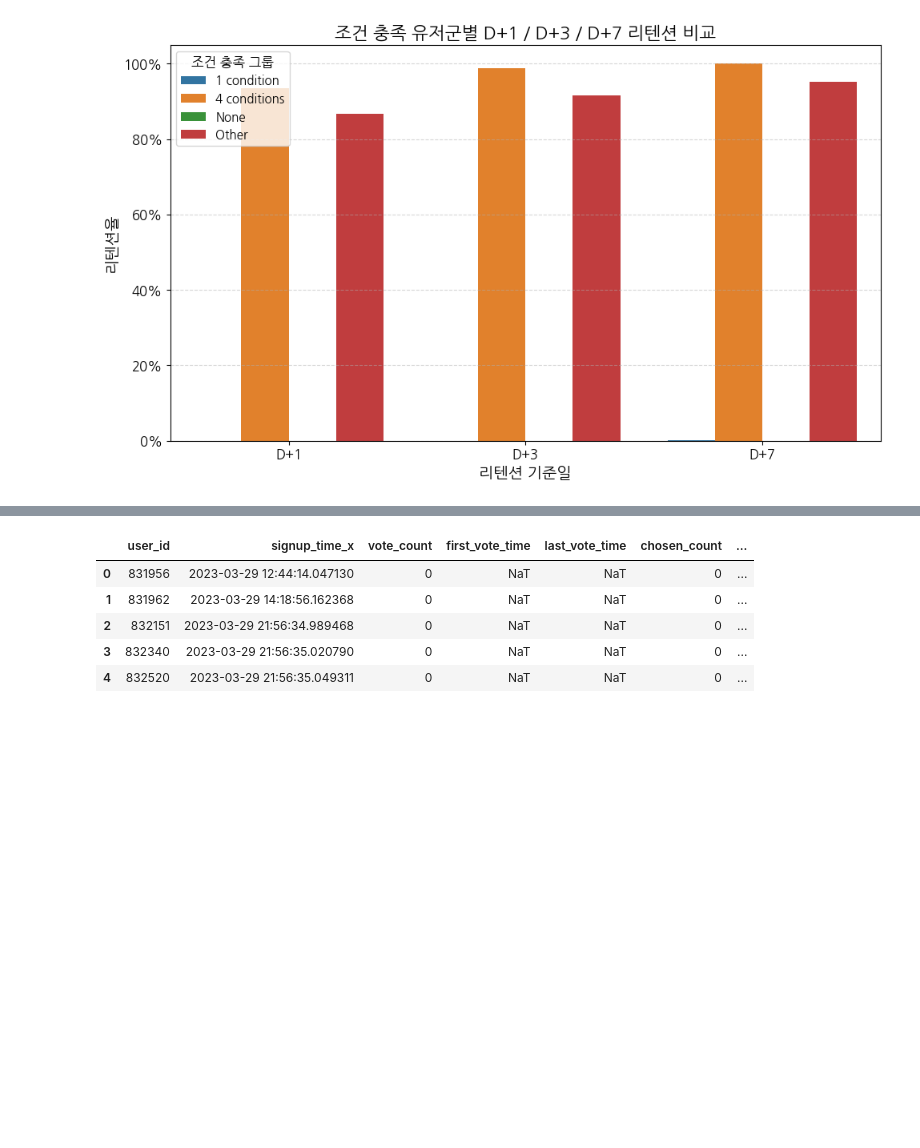
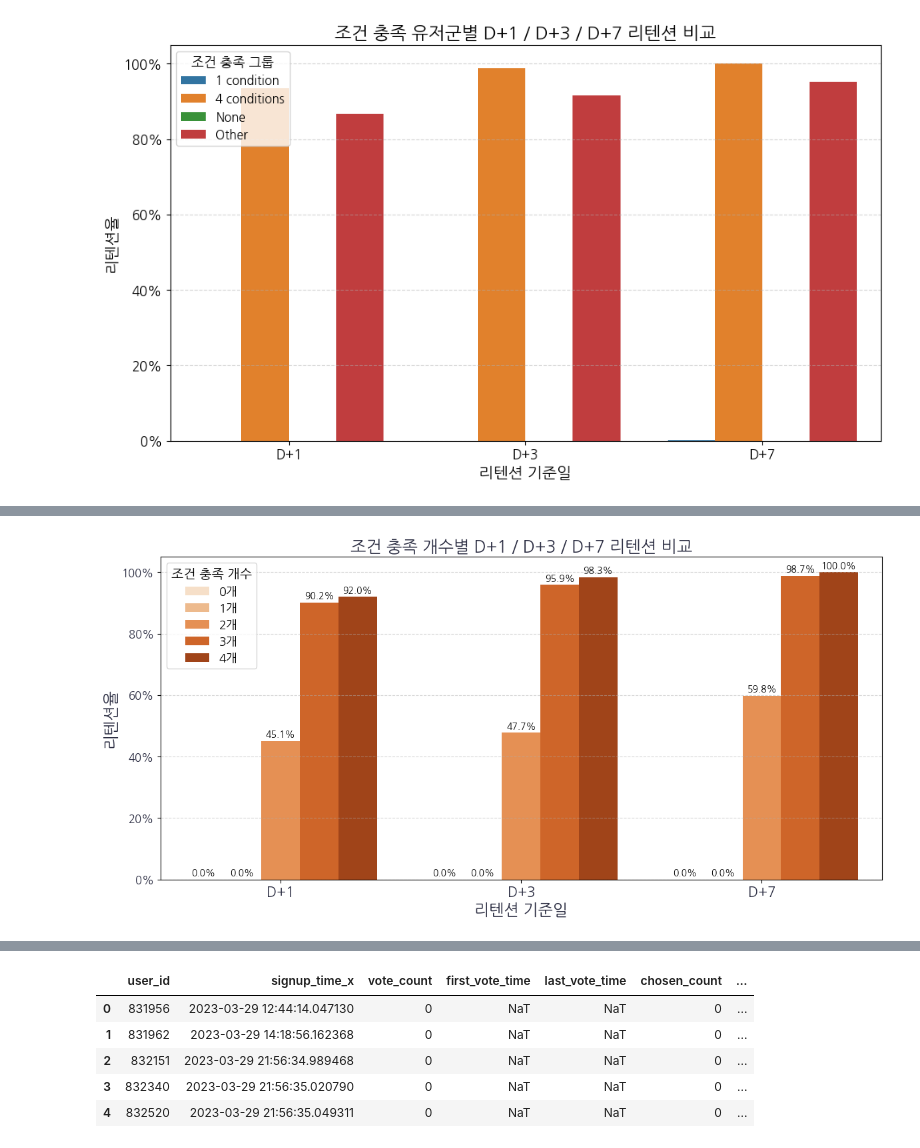
Before and after one commit to seung127/codeit_project, a Jupyter notebook: codeit-project-docker/notebooks/search_for_activation.ipynb, the cells around one changed output, grey strips where cells are left out. Drawn from its saved outputs; the diff is of its cells as text; code cells hidden in the pictures; blank space fills up the shorter version.

```diff
--- a/codeit-project-docker/notebooks/search_for_activation.ipynb
+++ b/codeit-project-docker/notebooks/search_for_activation.ipynb
@@ -697,0 +616,33 @@ Passing `palette` without assigning `hue` is deprecated and will be removed in v
+# %%
+# 색상 템플릿
+base_color = '#14213d'
+highlight_color = '#fca311'
+bg_color = '#e5e5e5'
+text_color = '#2b2d42'
+
+plt.figure(figsize=(12, 6))
+ax = sns.barplot(
+    data=retention_df,
+    x='day',
+    y='retention_rate',
+    hue='group',
+    palette='Oranges'
+)
+plt.title("조건 충족 개수별 D+1 / D+3 / D+7 리텐션 비교", fontsize=18, color=text_color)
+plt.xlabel("리텐션 기준일", fontsize=17, color=text_color)
+plt.ylabel("리텐션율", fontsize=17, color=text_color)
+plt.gca().yaxis.set_major_formatter(mtick.PercentFormatter(1.0))
+plt.xticks(fontsize=15, color=text_color)
+plt.yticks(fontsize=12, color=text_color)
+plt.legend(title="조건 충족 개수", fontsize=13, title_fontsize=14)
+plt.grid(axis='y', linestyle='--', alpha=0.5)
+plt.tight_layout()
+
+# 각 바 위에 퍼센트 값 표시 (0.0%도 항상 표시)
+for container in ax.containers:
+    ax.bar_label(container, fmt='%.1f%%', label_type='edge', padding=2,
+                 labels=[f"{v*100:.1f}%" for v in container.datavalues])
+
+plt.show()
+# %% [output]
+[figure, added]
```
Also changed, not shown: parts of 58 cells of this notebook, 2 other files.
